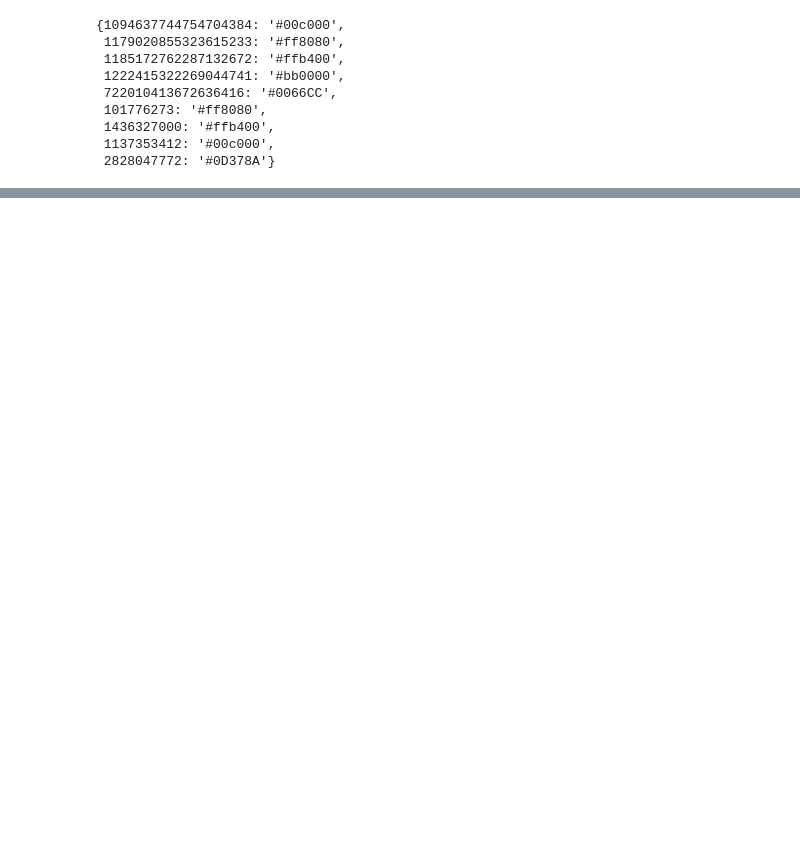
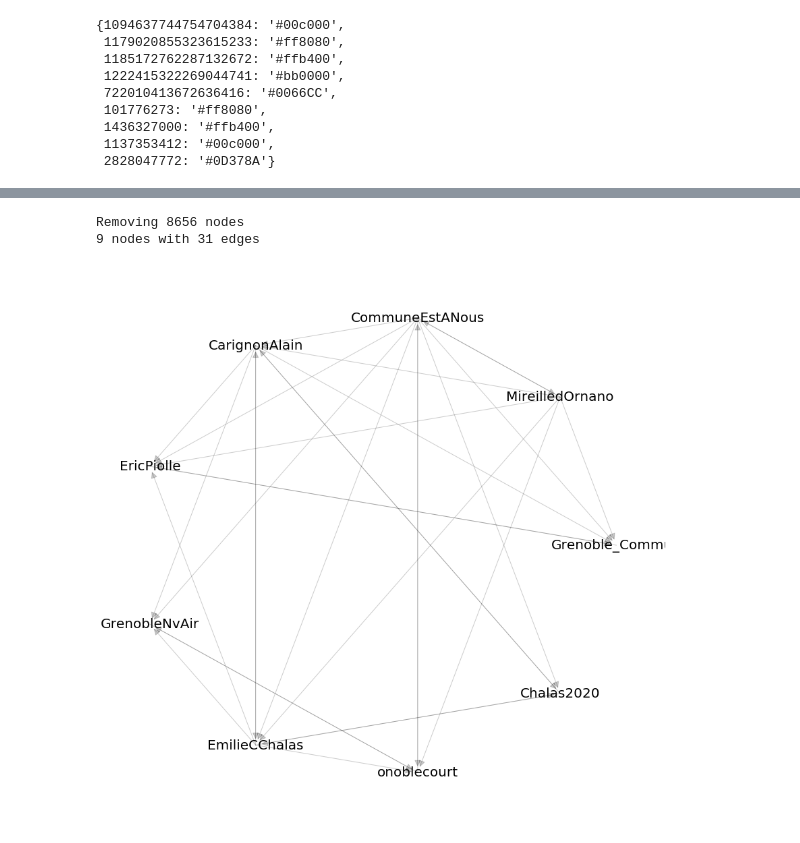
Before and after one commit to Ezibenroc/twitter_data, a Jupyter notebook: friendship_graph.ipynb, the cells around one changed output, grey strips where cells are left out. Drawn from its saved outputs; the diff is of its cells as text; code cells hidden in the pictures; blank space fills up the shorter version.

```diff
--- a/friendship_graph.ipynb
+++ b/friendship_graph.ipynb
@@ -133,0 +476,20 @@ plt.show(pruned)
+# %%
+selection = ranks[ranks.id.isin(id_to_login)]
+selected_nodes = set(selection['id'])
+tmp = restrict_graph(G, selected_nodes)
+tmp = nx.relabel_nodes(tmp, {row.id:row.login for _, row in selection.iterrows()})
+print(f'{len(tmp)} nodes with {len(tmp.edges)} edges')
+
+pos = nx.shell_layout(tmp)  # compute graph layout
+plt.figure(figsize=(15, 15))
+plt.axis('off')
+other_nodes = list(set(tmp))
+nx.draw_networkx_nodes(other_nodes, pos, node_size=1000, alpha=0)
+nx.draw_networkx_edges(tmp, pos, width=1, arrowsize=20, alpha=0.2)
+nx.draw_networkx_labels(tmp,pos, font_size=20)
+plt.savefig('/tmp/relations.png')
+plt.show(tmp)
+# %% [output]
+Removing 8656 nodes
+9 nodes with 31 edges
+[figure, added]
```
Also changed, not shown: parts of 43 cells of this notebook, 2 other files.
